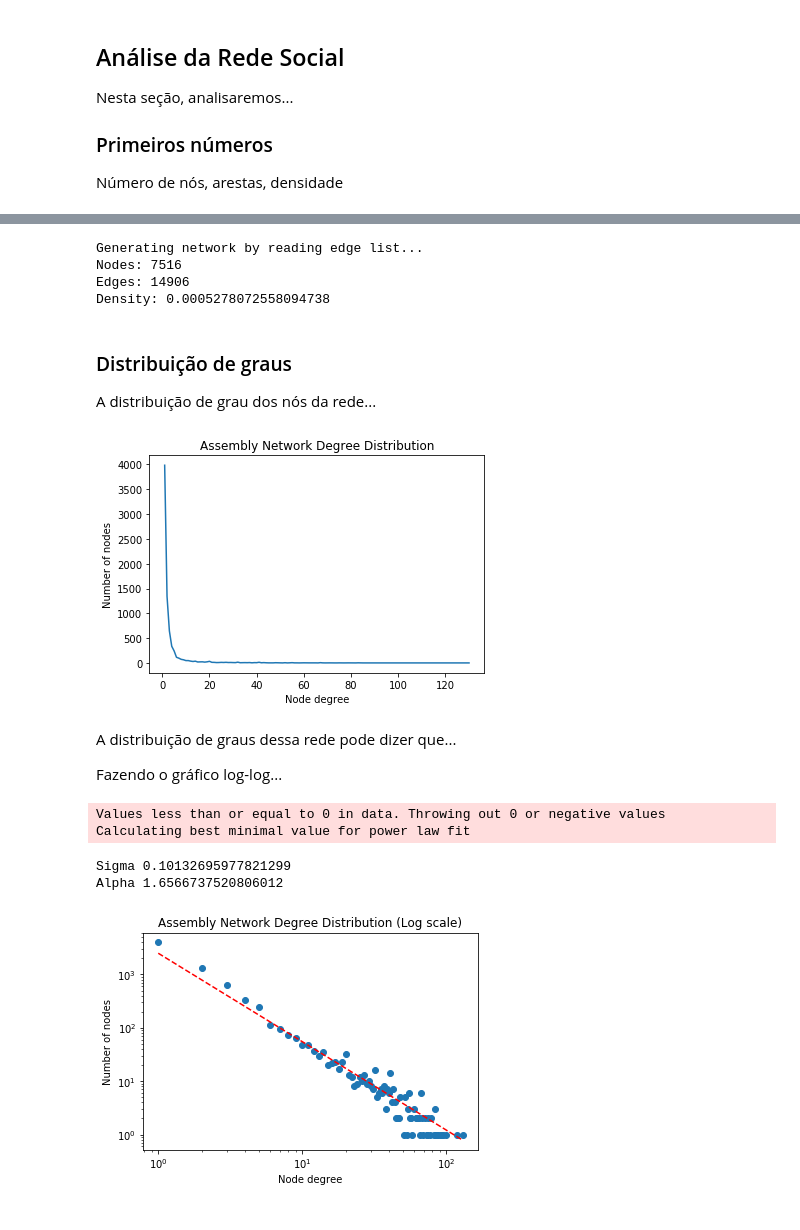
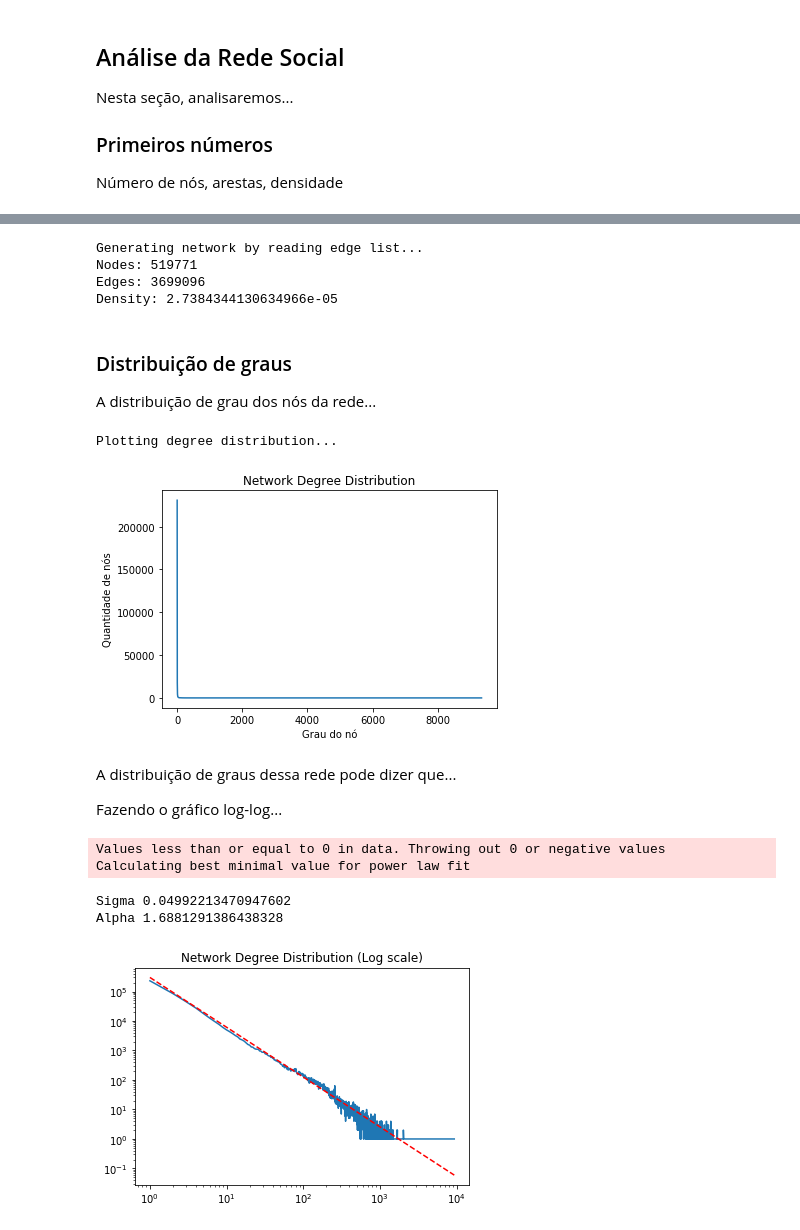
Before and after one commit to opgabriel/IntroDataScience-GitHub, a Jupyter notebook: [ICD] Projeto Final - Gabriel Oliveira.ipynb, the cells around one changed output, grey strips where cells are left out. Saved outputs shown, nothing was run; the diff lists cells and outputs as text; code cells hidden in the pictures.

```diff
--- a/[ICD] Projeto Final - Gabriel Oliveira.ipynb
+++ b/[ICD] Projeto Final - Gabriel Oliveira.ipynb
@@ -40,43 +83,46 @@ def network_statistics(G):
 # %%
 # Lê lista de arestas e gera o grafo
 print("Generating network by reading edge list...")
-G = nx.read_edgelist('data/AS_topological_network.csv', delimiter=',')
+G = nx.read_edgelist('data/PY_topological_network.csv', delimiter=',')
 
 # Primeiras estatísticas
-network_statistics(G)
+print("Nodes:", nx.number_of_nodes(G))
+print("Edges:", nx.number_of_edges(G))
+print("Density:", nx.density(G))
 # %% [output]
 Generating network by reading edge list...
-Nodes: 7516
-Edges: 14906
-Density: 0.0005278072558094738
+Nodes: 519771
+Edges: 3699096
+Density: 2.7384344130634966e-05
 # %% [markdown]
 ### Distribuição de graus
 
 A distribuição de grau dos nós da rede...
 # %%
-#
+# Gera distribuição de graus do grafo
+print("Plotting degree distribution...")
 degs = {}
 for n in G.nodes():
-    deg = G.degree(n)
-    if deg not in degs:
-        degs[deg] = 0
-    degs[deg] += 1
+	deg = G.degree(n)
+	if deg not in degs:
+		degs[deg] = 0
+	degs[deg] += 1
 
-# Gera distribuição de graus do grafo
 items = sorted(degs.items())
 X = np.array([k for (k, v) in items])
 Y = np.array([v for (k, v) in items])
 fig = plt.figure()
 ax = fig.add_subplot(111)
 ax.plot(X, Y)
-ax.set_xlabel('Node degree')
-ax.set_ylabel('Number of nodes')
+ax.set_xlabel('Grau do nó')
+ax.set_ylabel('Quantidade de nós')
 
 # Plota gráfico normal
-plt.title("Assembly Network Degree Distribution")
-fig.savefig("plots/AS_degree_distribution.png")
+plt.title("Network Degree Distribution")
+fig.savefig("plots/degree_distribution.png")
 # %% [output]
+Plotting degree distribution...
-[figure, old version]
+[figure, new version]
 # %% [markdown]
 A distribuição de graus dessa rede pode dizer que...
 
@@ -84,44 +130,35 @@ Fazendo o gráfico log-log...
 # %%
 # Descobre coeficiente alpha da distribuição power-law -> p(k) = Ck^(-alpha)
 max_degree = max(degs.keys(), key=int)
 num_nodes = [] # Lista com o numero
 
 for i in range(1, max_degree + 1):
     num_nodes.append(degs.get(i, 0))
 
 np.seterr(divide='ignore', invalid='ignore') # para não dar erro de divisão
 fit = powerlaw.Fit(num_nodes, discrete=True)
 sigma = fit.power_law.sigma
 alpha = fit.power_law.alpha
 
 fig = plt.figure()
 ax = fig.add_subplot(111)
 
 ax.set_xscale('log')
 ax.set_yscale('log')
 
-ax.set_xlabel('Node degree')
-ax.set_ylabel('Number of nodes')
-
-#pl = lambda x: 300000*(x**(-alpha)) # JavaScript
-#pl = lambda x: 300000*(x**(-alpha)) # Python
-#pl = lambda x: 16000*(x**(-alpha)) # Perl
-pl = lambda x: 2500*(x**(-alpha)) # Assembly
-#pl = lambda x: 1800*(x**(-alpha)) # Pascal
-#pl = lambda x: 1000*(x**(-alpha)) # Visual Basic
-
-ax.plot(X, Y, 'o')
+pl = lambda x: 300000*(x**(-alpha))
+ax.plot(X, Y)
 ax.plot(X, pl(X), 'r--')
 
 print("Sigma", sigma)
 print("Alpha", alpha)
 
 # Plota grafico log-log
-plt.title("Assembly Network Degree Distribution (Log scale)")
-fig.savefig("plots/AS_degree_distribution_loglog.png")
+plt.title("Network Degree Distribution (Log scale)")
+fig.savefig("plots/degree_distribution_loglog.png")
 # %% [output]
 Values less than or equal to 0 in data. Throwing out 0 or negative values
 Calculating best minimal value for power law fit
-Sigma 0.10132695977821299
-Alpha 1.6566737520806012
+Sigma 0.04992213470947602
+Alpha 1.6881291386438328
-[figure, old version]
+[figure, new version]
```
Also changed, not shown: parts of 9 cells of this notebook, 6 other files.
